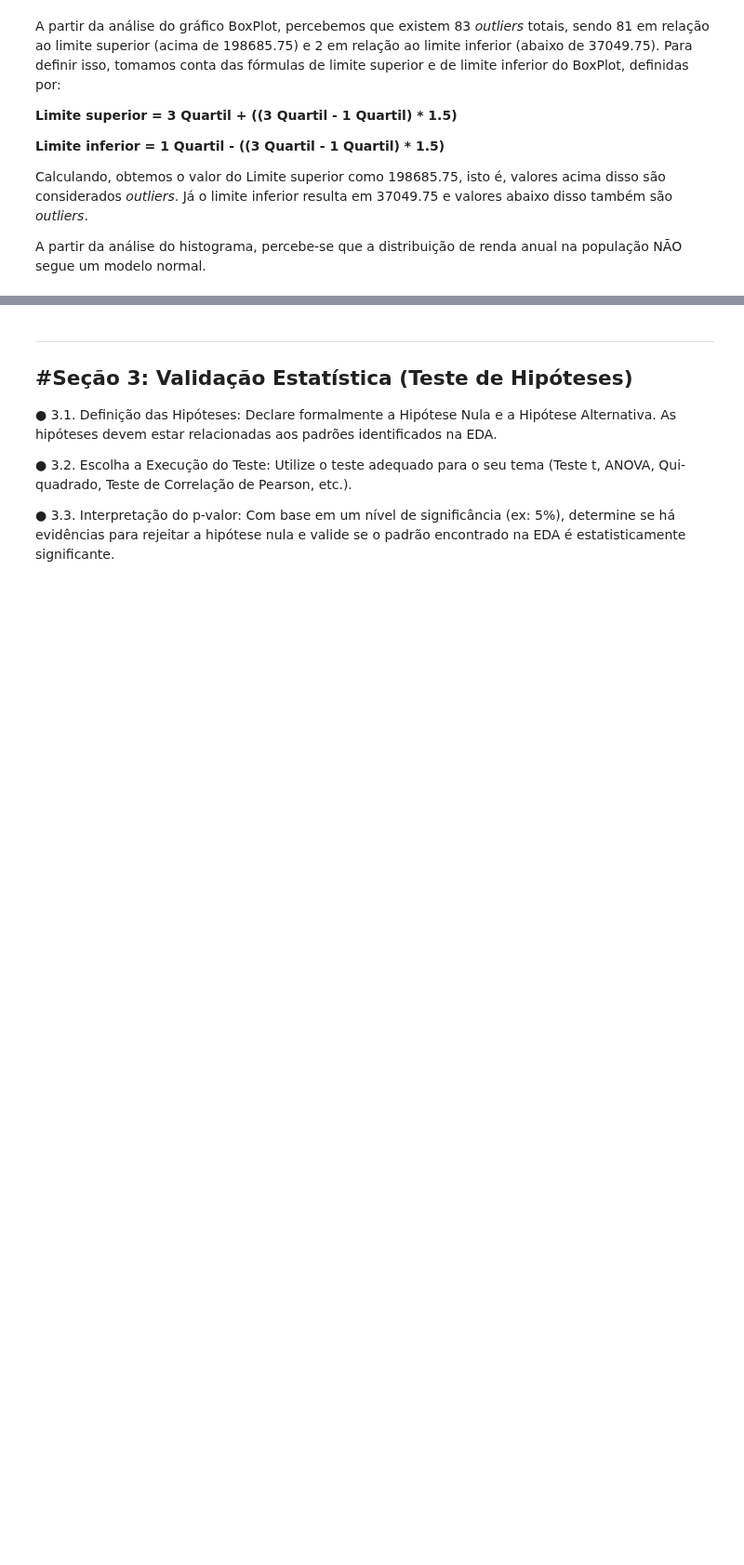
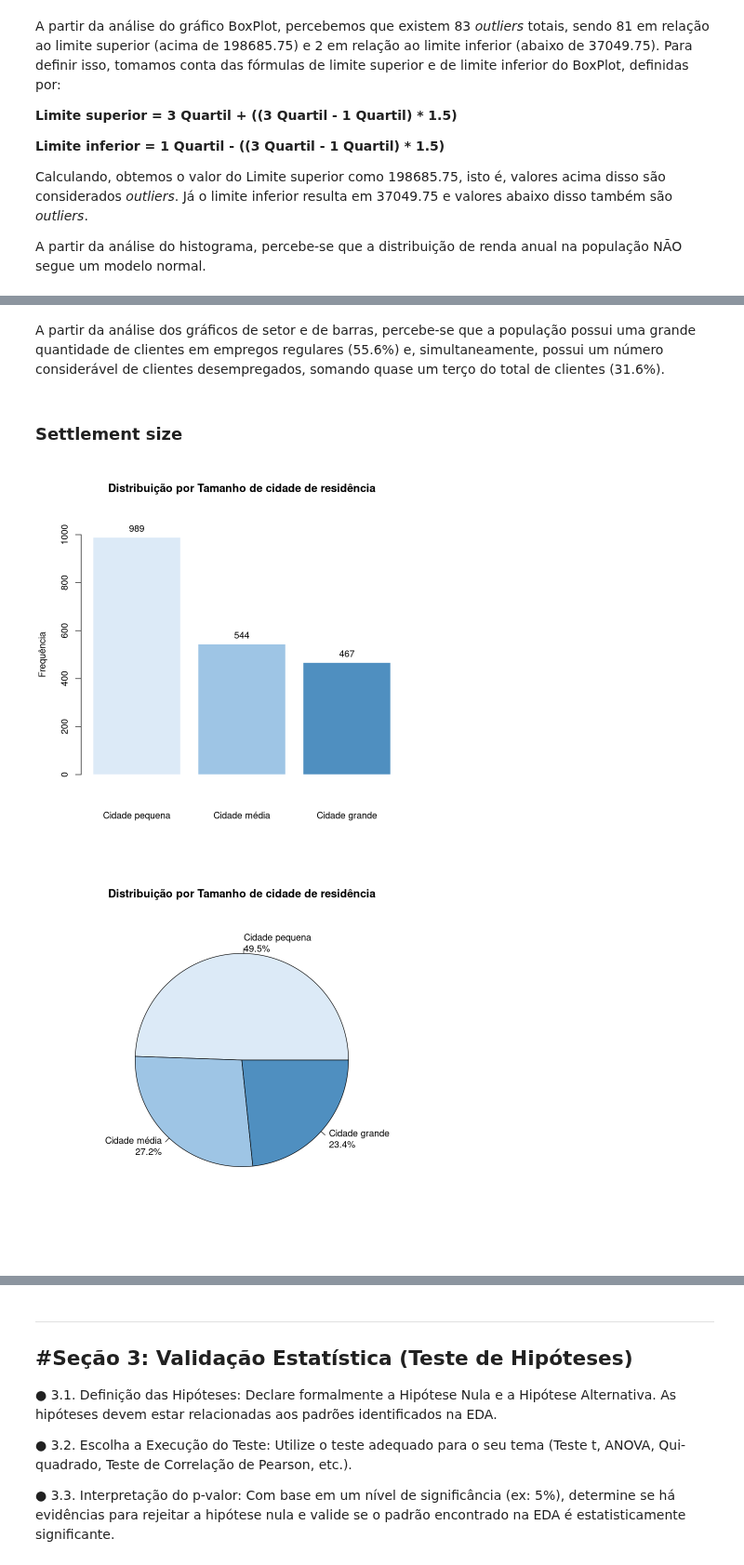
Before and after one commit to ThAlvesM/Kmean_2026-1, a Jupyter notebook: Kmean_2026-1.ipynb, the cells around one changed output, grey strips where cells are left out. Shown at 93% size. Drawn from its saved outputs; the diff is of its cells as text; code cells hidden in the pictures; blank space fills up the shorter version.

Commit message:
Adiciona análise bivariada

```diff
--- a/Kmean_2026-1.ipynb
+++ b/Kmean_2026-1.ipynb
@@ -497,0 +489,38 @@ ggplot(dados_longo, aes(x = Valor, fill = Variavel)) +
+# %% [markdown]
+A partir da análise dos gráficos de setor e de barras, percebe-se que a população possui uma grande quantidade de clientes em empregos regulares (55.6%) e, simultaneamente, possui um número considerável de clientes desempregados, somando quase um terço do total de clientes (31.6%).
+# %% [markdown]
+### Settlement size
+# %%
+par(bg = "white")
+
+Settlement_var <- table(dataset_sem_id$Settlement.size)
+
+bp <- barplot(
+    Settlement_var,
+    names.arg = c("Cidade pequena", "Cidade média", "Cidade grande"),
+    main = "Distribuição por Tamanho de cidade de residência",
+    ylab = "Frequência",
+    border = "white",
+    ylim = c(-100, 1100),
+    col = c("#DCEAF7", "#9EC5E5", "#4F8FC0")
+)
+contagem <- table(dataset_sem_id$Settlement.size)
+
+text(bp, contagem, labels = Settlement_var, pos = 3)
+
+
+pizza <- pie(
+    Settlement_var,
+    main = "Distribuição por Tamanho de cidade de residência",
+    labels = paste0(
+        c("Cidade pequena", "Cidade média", "Cidade grande"),
+        "\n",
+        round(contagem / sum(contagem) * 100, 1),
+        "%"
+    ),
+    col = c("#DCEAF7", "#9EC5E5", "#4F8FC0")
+
+)
+# %% [output]
+[figure, added]
+[figure, added]
```
Also changed, not shown: parts of 24 cells of this notebook.
